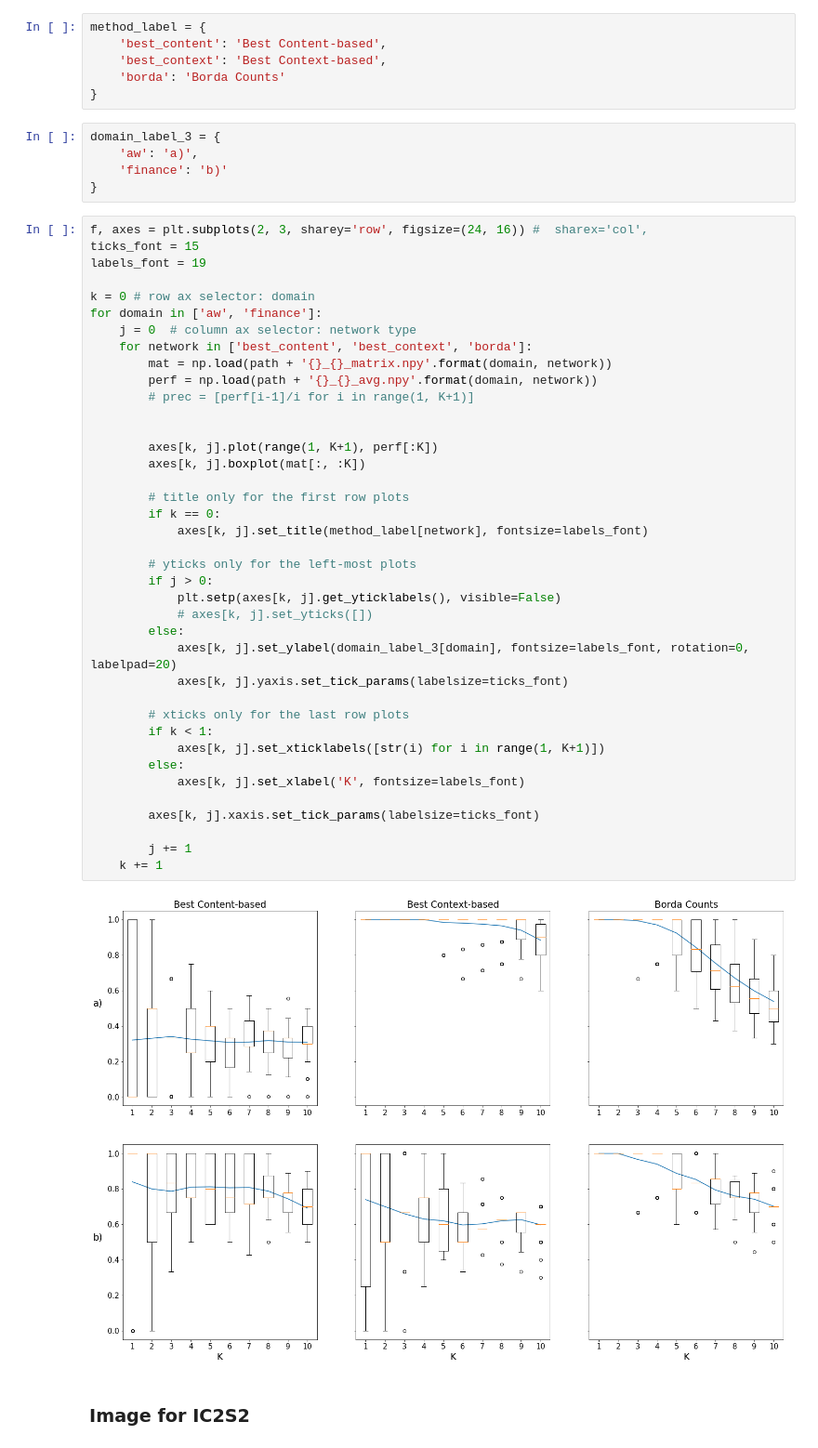
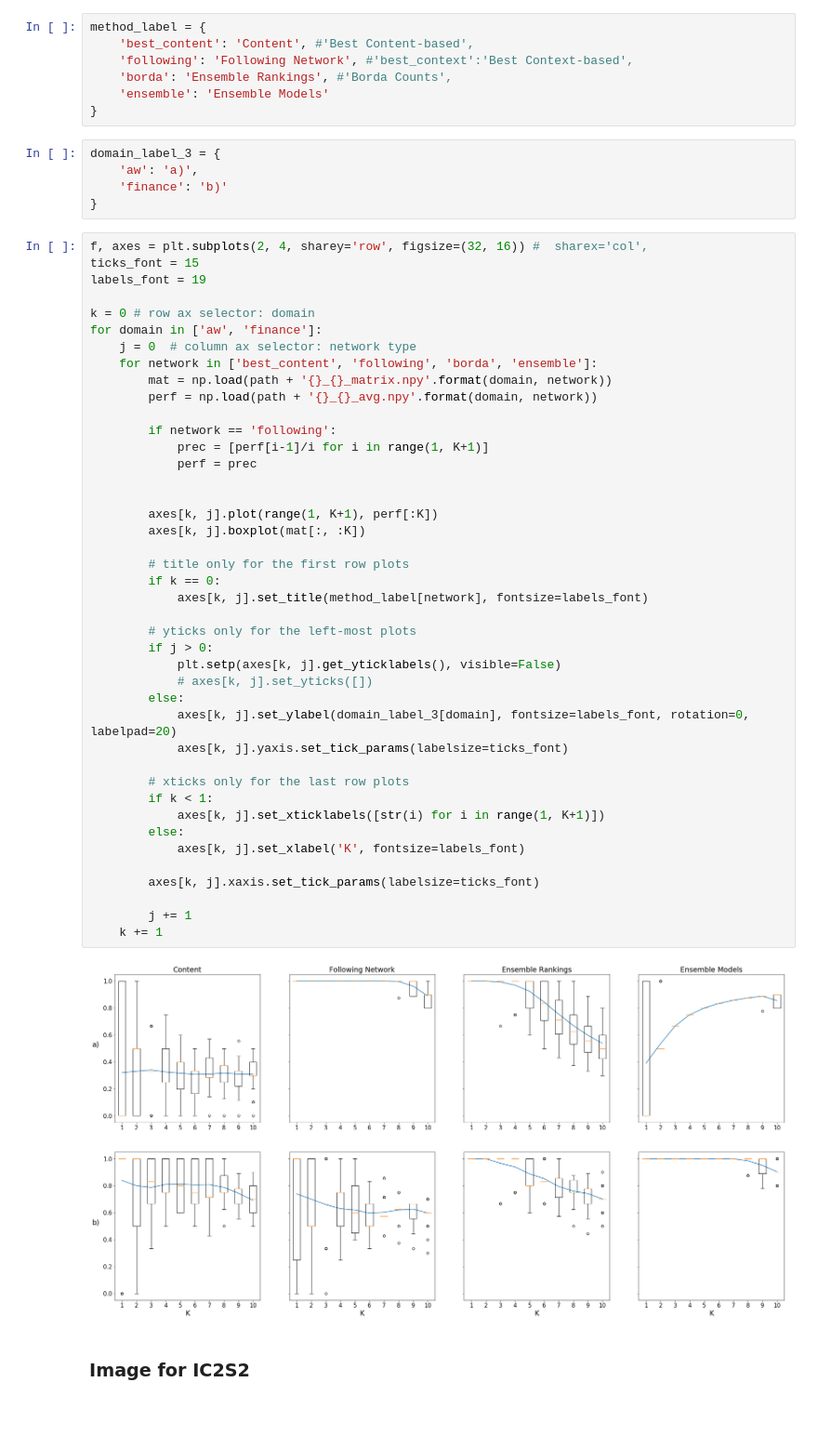
Before and after one commit to DataSciencePolimi/NetSKE, a Jupyter notebook: graphs/Final Results - Boxplot.ipynb, the cells around one changed output. Shown at 93% size. Saved outputs shown, nothing was run; the diff lists cells and outputs as text; blank space fills up the shorter version.

Commit message:
repo for reproducibility + new experiments with ensemble model with results

```diff
--- a/graphs/Final Results - Boxplot.ipynb
+++ b/graphs/Final Results - Boxplot.ipynb
@@ -64,8 +66,9 @@ Boxplot of ensemble method
 # %%
 method_label = {
-    'best_content': 'Best Content-based',
-    'best_context': 'Best Context-based',
-    'borda': 'Borda Counts'
+    'best_content': 'Content', #'Best Content-based',
+    'following': 'Following Network', #'best_context':'Best Context-based',
+    'borda': 'Ensemble Rankings', #'Borda Counts',
+    'ensemble': 'Ensemble Models'
 }
 # %%
 domain_label_3 = {
@@ -73,46 +76,49 @@ domain_label_3 = {
     'finance': 'b)'
 }
 # %%
-f, axes = plt.subplots(2, 3, sharey='row', figsize=(24, 16)) #  sharex='col',
+f, axes = plt.subplots(2, 4, sharey='row', figsize=(32, 16)) #  sharex='col',
 ticks_font = 15
 labels_font = 19
 
 k = 0 # row ax selector: domain
 for domain in ['aw', 'finance']:
     j = 0  # column ax selector: network type
-    for network in ['best_content', 'best_context', 'borda']:
+    for network in ['best_content', 'following', 'borda', 'ensemble']:
         mat = np.load(path + '{}_{}_matrix.npy'.format(domain, network))
         perf = np.load(path + '{}_{}_avg.npy'.format(domain, network))
-        # prec = [perf[i-1]/i for i in range(1, K+1)]
+
+        if network == 'following':
+            prec = [perf[i-1]/i for i in range(1, K+1)]
+            perf = prec
 
 
         axes[k, j].plot(range(1, K+1), perf[:K])
         axes[k, j].boxplot(mat[:, :K])
 
         # title only for the first row plots
         if k == 0:
             axes[k, j].set_title(method_label[network], fontsize=labels_font)
 
         # yticks only for the left-most plots
         if j > 0:
             plt.setp(axes[k, j].get_yticklabels(), visible=False)
             # axes[k, j].set_yticks([])
         else:
             axes[k, j].set_ylabel(domain_label_3[domain], fontsize=labels_font, rotation=0, labelpad=20)
             axes[k, j].yaxis.set_tick_params(labelsize=ticks_font)
 
         # xticks only for the last row plots
         if k < 1:
             axes[k, j].set_xticklabels([str(i) for i in range(1, K+1)])
         else:
             axes[k, j].set_xlabel('K', fontsize=labels_font)
 
         axes[k, j].xaxis.set_tick_params(labelsize=ticks_font)
 
         j += 1
     k += 1
 # %% [output]
-[figure, old version]
+[figure, new version]
 # %% [markdown]
 ### Image for IC2S2
 # %%
```
Also changed, not shown: parts of 3 cells of this notebook, 11 other files.
